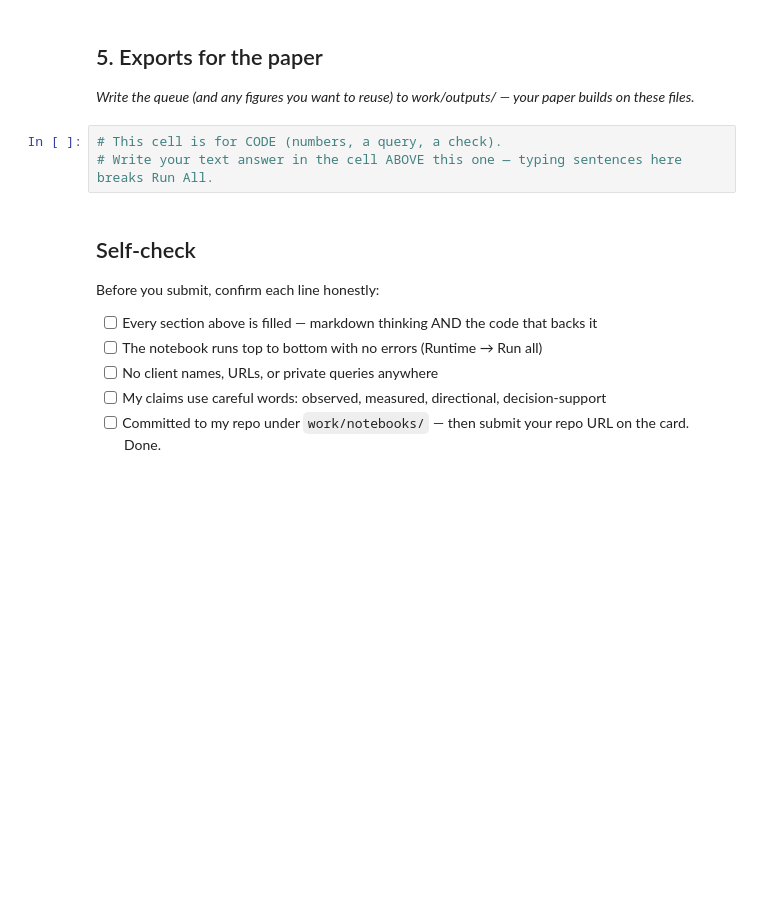
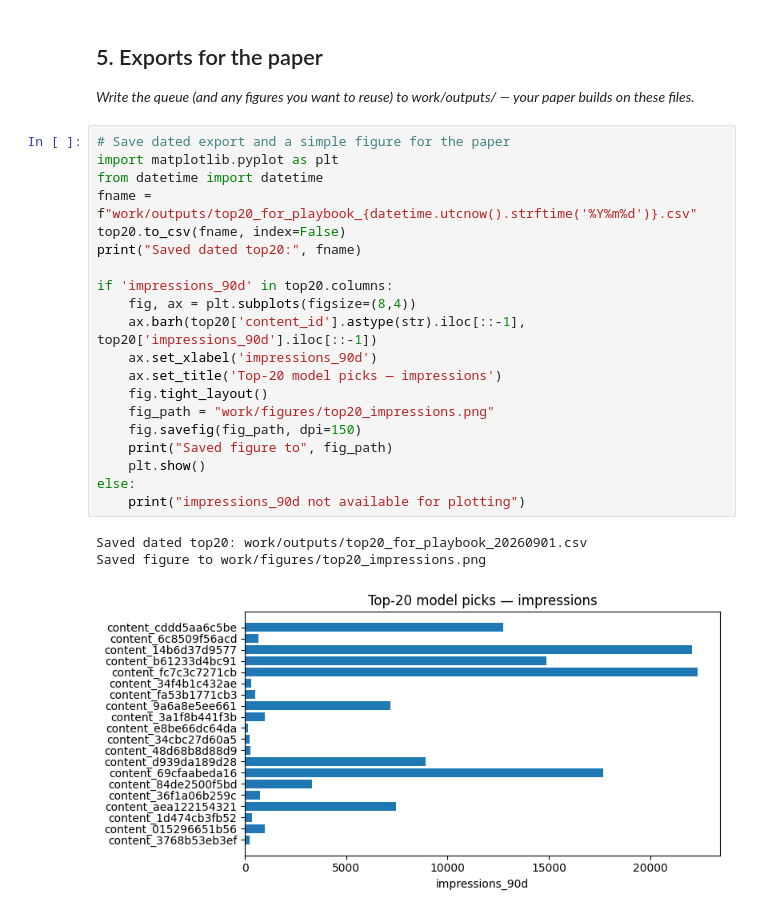
Before and after one commit to shaikhabdullahwaseem17-byte/vigilant-meme, a Jupyter notebook: work/notebooks/w07_action_playbook.ipynb, the cells around one changed output. Saved outputs shown, nothing was run; the diff lists cells and outputs as text; blank space fills up the shorter version.

```diff
--- a/work/notebooks/w07_action_playbook.ipynb
+++ b/work/notebooks/w07_action_playbook.ipynb
@@ -38,16 +270,27 @@ This skeleton is yours to fill. Work the sections **in order** — each one has
 ## 5. Exports for the paper
 
 *Write the queue (and any figures you want to reuse) to work/outputs/ — your paper builds on these files.*
-# %%
-# This cell is for CODE (numbers, a query, a check).
-# Write your text answer in the cell ABOVE this one — typing sentences here breaks Run All.
-# %% [markdown]
-## Self-check
-
-Before you submit, confirm each line honestly:
-
-- [ ] Every section above is filled — markdown thinking AND the code that backs it
-- [ ] The notebook runs top to bottom with no errors (Runtime → Run all)
-- [ ] No client names, URLs, or private queries anywhere
-- [ ] My claims use careful words: observed, measured, directional, decision-support
-- [ ] Committed to my repo under `work/notebooks/` — then submit your repo URL on the card. Done.
+# %%
+# Save dated export and a simple figure for the paper
+import matplotlib.pyplot as plt
+from datetime import datetime
+fname = f"work/outputs/top20_for_playbook_{datetime.utcnow().strftime('%Y%m%d')}.csv"
+top20.to_csv(fname, index=False)
+print("Saved dated top20:", fname)
+
+if 'impressions_90d' in top20.columns:
+    fig, ax = plt.subplots(figsize=(8,4))
+    ax.barh(top20['content_id'].astype(str).iloc[::-1], top20['impressions_90d'].iloc[::-1])
+    ax.set_xlabel('impressions_90d')
+    ax.set_title('Top-20 model picks — impressions')
+    fig.tight_layout()
+    fig_path = "work/figures/top20_impressions.png"
+    fig.savefig(fig_path, dpi=150)
+    print("Saved figure to", fig_path)
+    plt.show()
+else:
+    print("impressions_90d not available for plotting")
+# %% [output]
+Saved dated top20: work/outputs/top20_for_playbook_20260901.csv
+Saved figure to work/figures/top20_impressions.png
+[figure, added]
```
Also changed, not shown: parts of 9 cells of this notebook.
